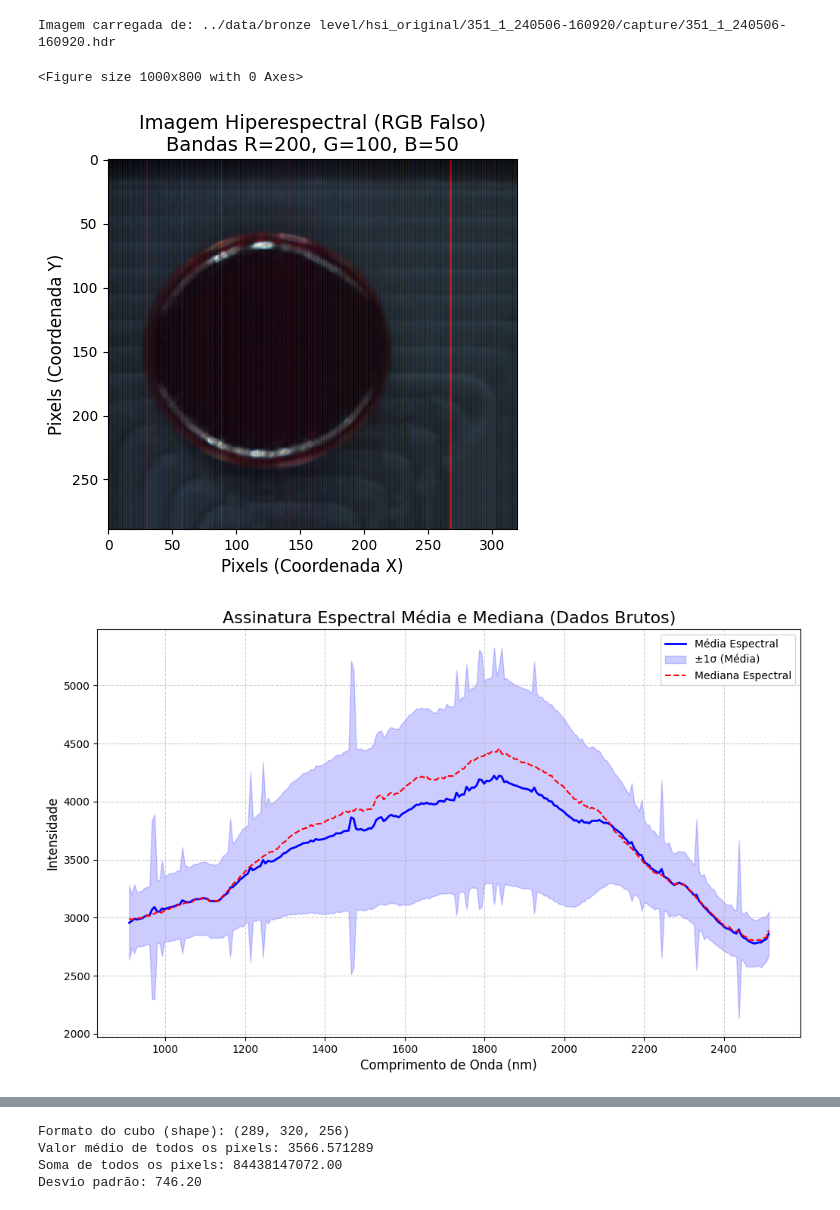
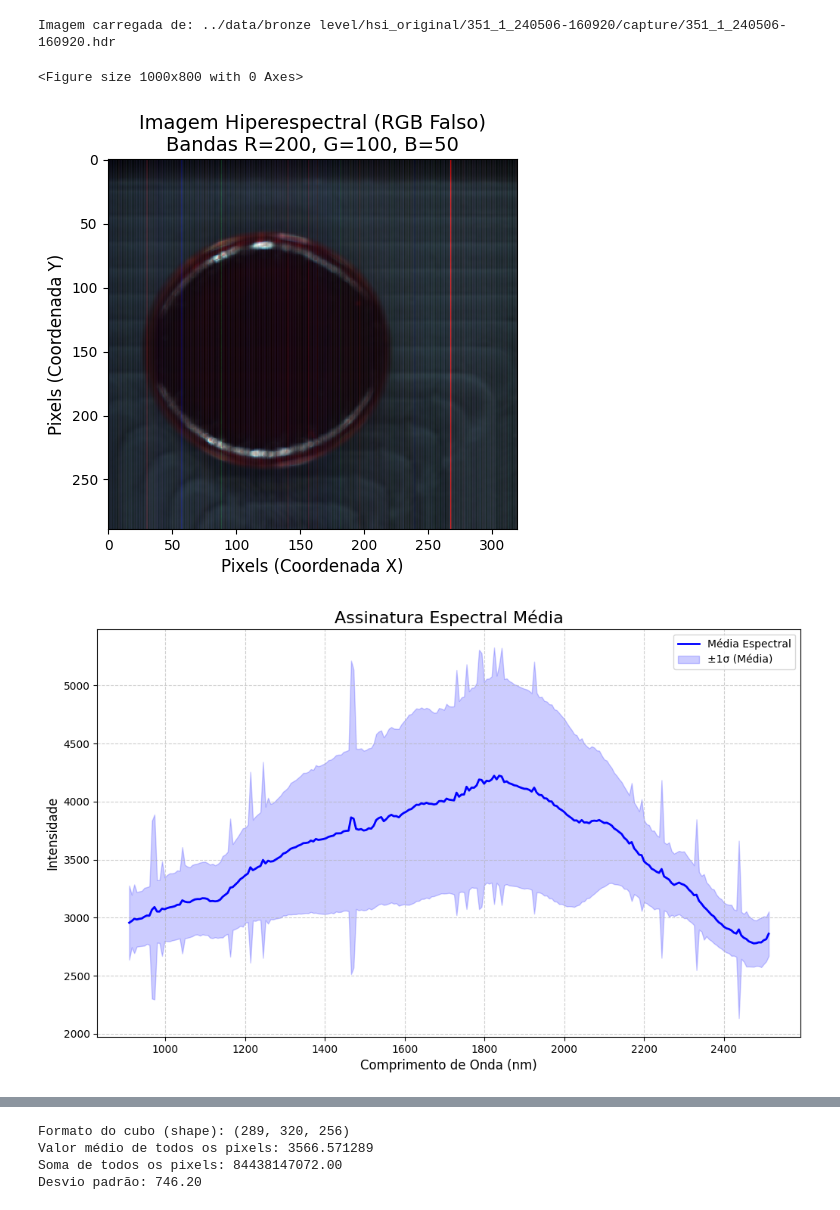
Before and after one commit to Athurgomes/HSI-Pipeline-Automation, a Jupyter notebook: notebooks/1.0-analise_dados_brutos.ipynb, the cells around one changed output, grey strips where cells are left out. Drawn from its saved outputs; the diff is of its cells as text; code cells hidden in the pictures.

Commit message:
Organizei melhor as pastas e fiz alterações no código dos rois para ele plotar a média

```diff
--- a/notebooks/1.0-analise_dados_brutos.ipynb
+++ b/notebooks/1.0-analise_dados_brutos.ipynb
@@ -31,12 +31,12 @@ except FileNotFoundError:
 Imagem carregada de: ../data/bronze level/hsi_original/351_1_240506-160920/capture/351_1_240506-160920.hdr
 # %%
 plotar_imagem_rgb(img, (200, 100, 50))
-plotar_media_e_mediana_espectral(img)
+plotar_media_espectral(img)
 plotar_histograma_banda(img)
 # %% [output]
 <Figure size 1000x800 with 0 Axes>
 [figure]
-[figure, old version]
+[figure, new version]
 [figure]
 Formato do cubo (shape): (289, 320, 256)
 Valor médio de todos os pixels: 3566.571289
```
Also changed, not shown: parts of 1 cell of this notebook, 15 other files.
